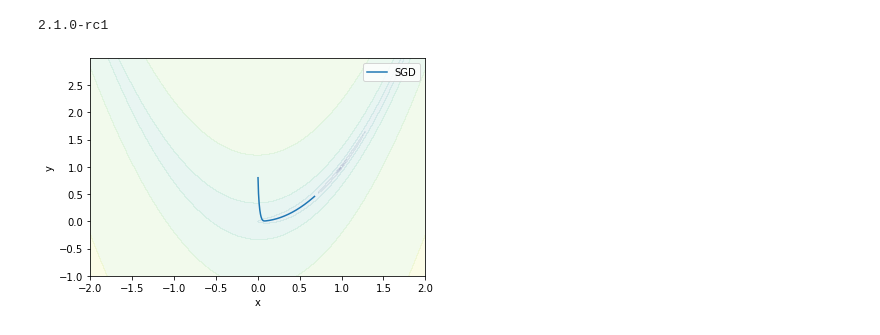
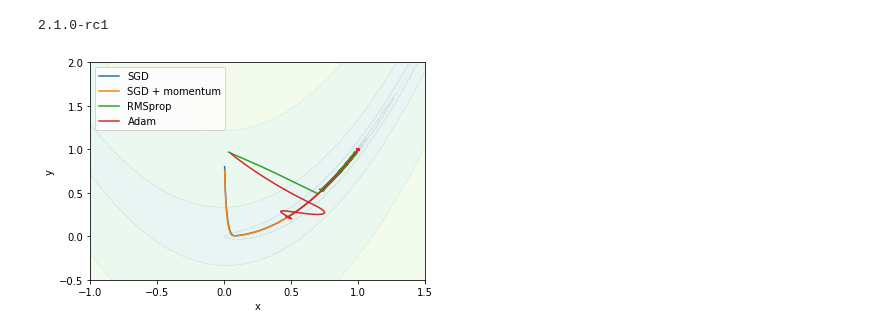
Before and after one commit to adammoss/MLiS2, a Jupyter notebook: intro/optimiser.ipynb, the cells around one changed output. Cells and saved outputs as stored; diff of their text form; code cells hidden in the pictures.

```diff
--- a/intro/optimiser.ipynb
+++ b/intro/optimiser.ipynb
@@ -53,17 +55,27 @@ sgd_history = benchmark(rosenbrock, keras.optimizers.SGD(learning_rate=0.001), 1
+# %%
+momentum_history = benchmark(rosenbrock, keras.optimizers.SGD(learning_rate=0.001, nesterov=True, momentum=0.2), 10000)
+# %%
+rmsprop_history = benchmark(rosenbrock, keras.optimizers.RMSprop(learning_rate=0.01), 10000)
+# %%
+adam_history = benchmark(rosenbrock, keras.optimizers.Adam(learning_rate=0.05), 10000)
 # %%
-xx, yy = np.mgrid[-3:3:.01, -1:3:.01]
+xx, yy = np.mgrid[-1:2:.01, -0.5:2:.01]
 zz = rosenbrock(xx, yy)
 # %%
 plt.figure()
 plt.contourf(xx, yy, np.log(zz), alpha=0.1)
 plt.xlabel('x')
 plt.ylabel('y')
 plt.plot(sgd_history[:, 0], sgd_history[:, 1], label='SGD')
-plt.xlim([-2,2])
-plt.legend()
+plt.plot(momentum_history[:, 0], momentum_history[:, 1], label='SGD + momentum')
+plt.plot(rmsprop_history[:, 0], rmsprop_history[:, 1], label='RMSprop')
+plt.plot(adam_history[:, 0], adam_history[:, 1], label='Adam')
+plt.xlim([-1,1.5])
+plt.ylim([-0.5,2])
+plt.legend(loc='upper left')
 plt.show()
 # %% [output]
-[figure, old version]
+[figure, new version]
 # %%
 plt.figure()
 plt.xlabel('Epoch')
```
Also changed, not shown: parts of 3 cells of this notebook.
